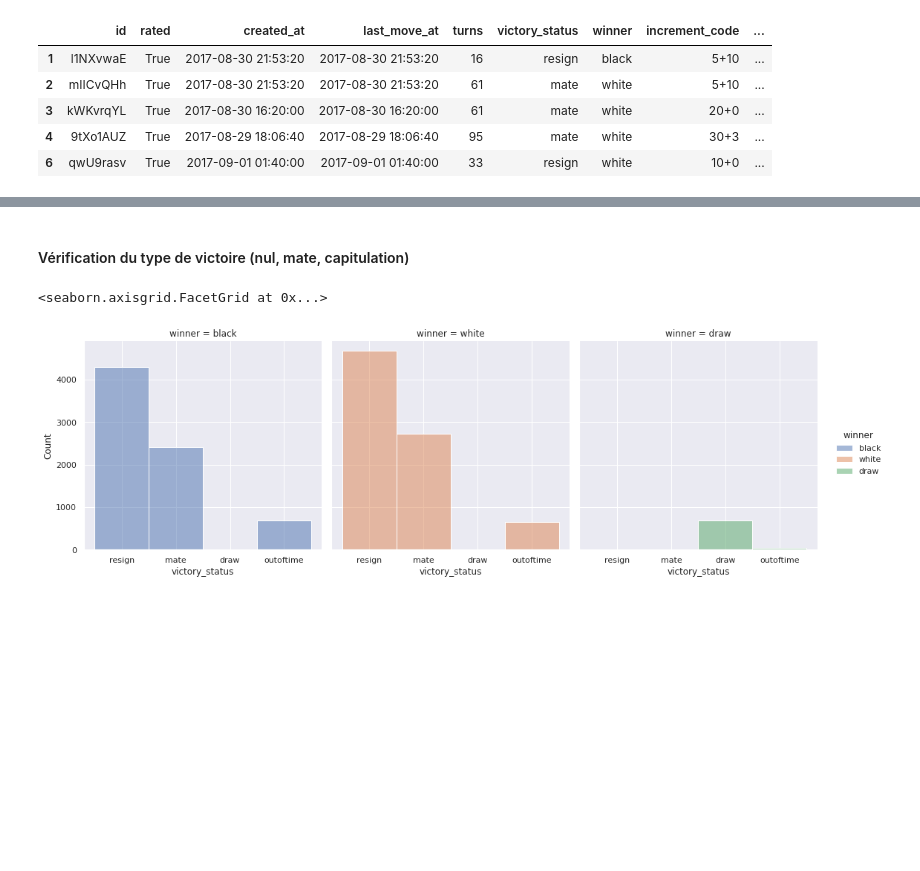
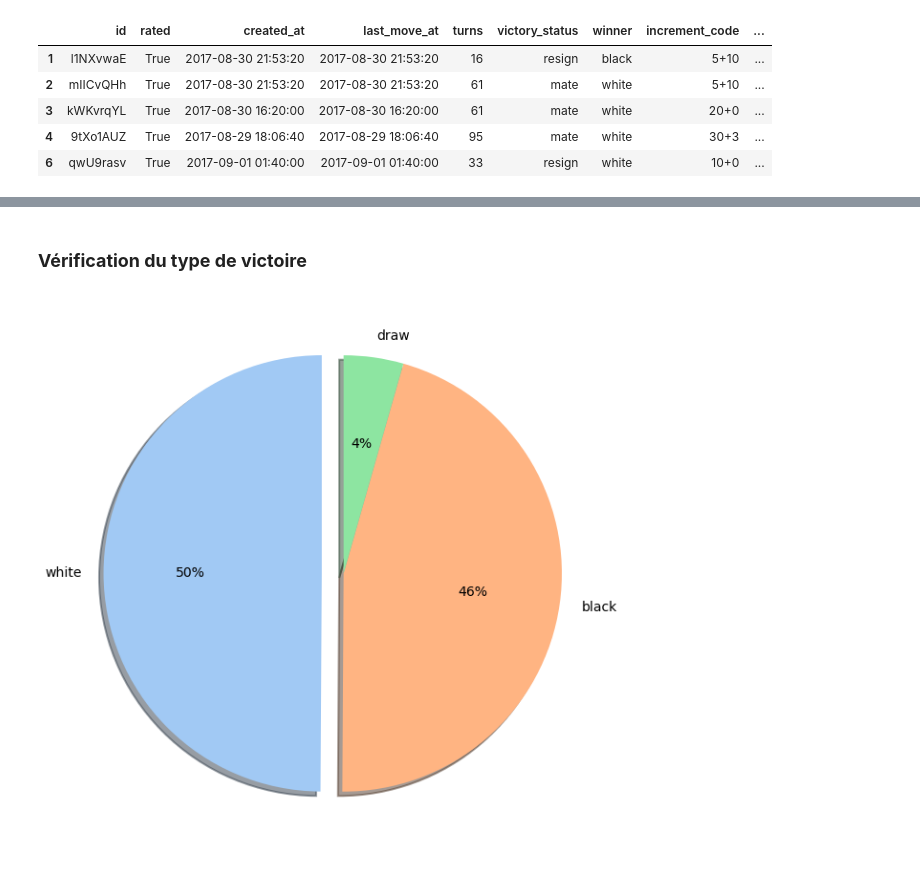
Before and after one commit to BlazingBurn/HitemapythonExo, a Jupyter notebook: analyse donnee/ProjetAnalyseDonneeEchecs.ipynb, the cells around one changed output, grey strips where cells are left out. Cells and saved outputs as stored; diff of their text form; code cells hidden in the pictures; blank space fills up the shorter version.

```diff
--- a/analyse donnee/ProjetAnalyseDonneeEchecs.ipynb
+++ b/analyse donnee/ProjetAnalyseDonneeEchecs.ipynb
@@ -116,8 +152,24 @@ sns.histplot(data=dataChessUtils, x='black_rating', hue='winner').set(title='His
 # %% [markdown]
-#### Vérification du type de victoire (nul, mate, capitulation)
+### **Vérification du type de victoire**
-# %%
-sns.displot(data=dataChessUtils, x='victory_status', hue='winner', col="winner")
-# %% [output]
-<seaborn.axisgrid.FacetGrid at 0x...>
-[figure, removed]
+# %%
+# exploding pie
+explode = [0.1, 0, 0]
+# Seaborn color
+colors = sns.color_palette('pastel')[0:5]
+
+data = dataChessUtils['winner'].value_counts()
+keys = dataChessUtils['winner'].value_counts().index.tolist()
+
+# chart
+plt.pie(data, labels=keys, colors=colors,
+        explode=explode, autopct='%.0f%%',
+        shadow = 'True', textprops = {'color': 'Black','fontsize':14},
+        wedgeprops = {'linewidth': 2}, startangle = 90)
+
+# displaying chart
+fig = plt.gcf()
+fig.set_size_inches(18.5, 10.5)
+plt.show()
+# %% [output]
+[figure, added]
 # %% [markdown]
```
Also changed, not shown: parts of 26 cells of this notebook.
